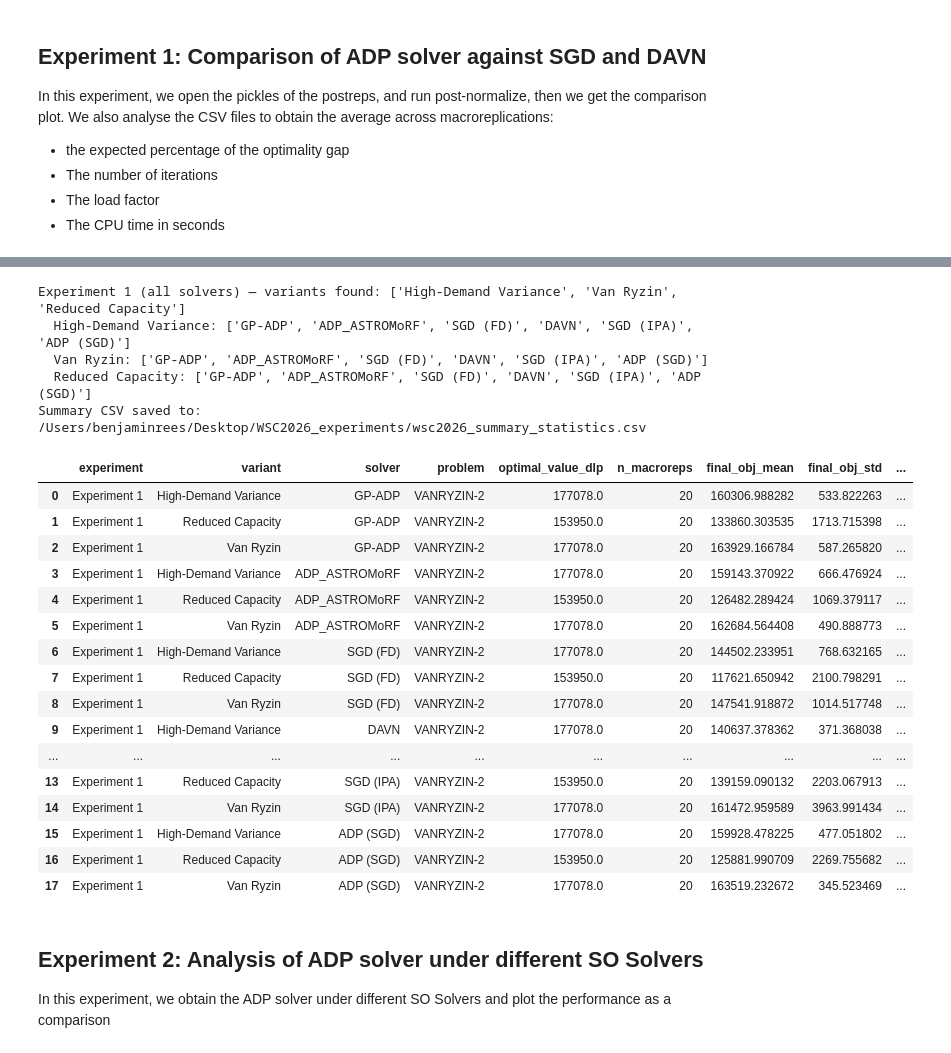
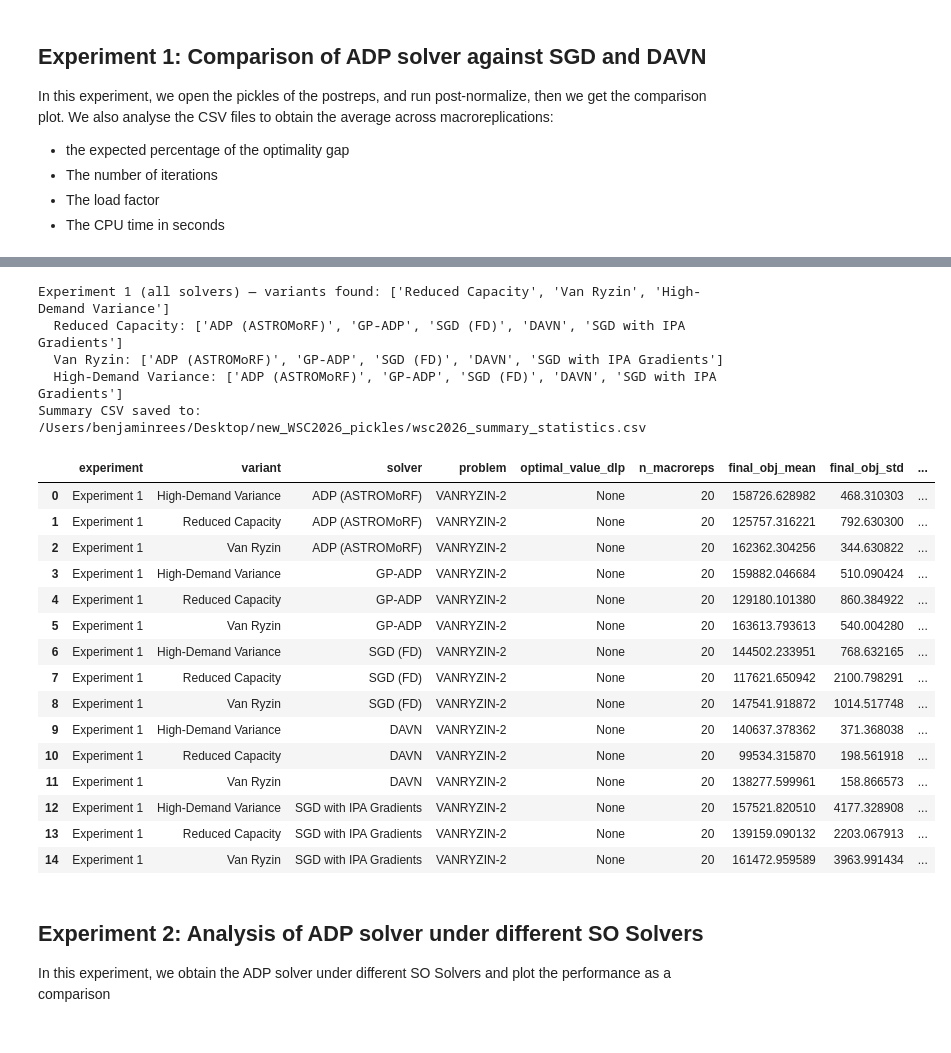
Before and after one commit to BenWRees/simopt, a Jupyter notebook: notebooks/wsc2026_results.ipynb, the cells around one changed output, grey strips where cells are left out. Cells and saved outputs as stored; diff of their text form; code cells hidden in the pictures.

```diff
--- a/notebooks/wsc2026_results.ipynb
+++ b/notebooks/wsc2026_results.ipynb
@@ -37,7 +37,7 @@ sys.modules["mrg32k3a.mrg32k3a"] = mrg32k3a_module
 from simopt.experiment_base import ProblemsSolvers, read_experiment_results
 
 # Get the experiments Results directory where all the ProblemsSolvers pickles will be stored
-experiment_dir = repo_root.parent / "WSC2026_experiments"
+experiment_dir = repo_root.parent / "new_WSC2026_pickles"
 experiment_dir.mkdir(parents=True, exist_ok=True)
 
 local_pathlib_module = types.ModuleType("pathlib._local")
@@ -54,7 +54,7 @@ In this experiment, we open the pickles of the postreps, and run post-normalize,
 - The CPU time in seconds
 # %%
 
-path_1 = "/Users/benjaminrees/Desktop/WSC2026_experiments/3_4_25/WSC2026_experiment1/"
+path_1 = "/Users/benjaminrees/Desktop/new_WSC2026_pickles/WSC2026_experiment1/"
 
 #find all the pickles in the directory that contain "POSTREPS" in the filename - get a list of their file paths
 pickles = [f for f in os.listdir(path_1) if f.endswith('.pickle') and not "ProblemsSolvers" in f]
@@ -894,17 +912,24 @@ def _summary_rows(experiments_dict, experiment_label, n_opt_load_reps: int = 100
             if opt_val is not None and np.isfinite(opt_val) and opt_val > 0 and np.isfinite(obj_mean):
                 gap_pct = 100.0 * (opt_val - abs(obj_mean)) / opt_val
 
-            # Iterations: count per macrorep for this ProblemSolver, then average.
+            # Iterations: use solver-level history when available, otherwise sum all trace lengths.
             iter_counts = []
-            all_iterations = getattr(exp, "all_iterations", None)
-            if all_iterations:
-                for seq in all_iterations:
-                    if seq is None:
-                        continue
-                    seq_arr = np.asarray(seq).reshape(-1)
-                    if seq_arr.size == 0:
-                        continue
-                    iter_counts.append(float(seq_arr.size))
+            solver_iterations = getattr(getattr(exp, "solver", None), "iterations", None)
+            if isinstance(solver_iterations, list) and len(solver_iterations) > 0:
+                iter_counts.append(float(len(solver_iterations)))
+            else:
+                all_iterations = getattr(exp, "all_iterations", None)
+                if all_iterations:
+                    total_iterations = 0.0
+                    for seq in all_iterations:
+                        if seq is None:
+                            continue
+                        seq_arr = np.asarray(seq).reshape(-1)
+                        if seq_arr.size == 0:
+                            continue
+                        total_iterations += float(seq_arr.size)
+                    if total_iterations > 0.0:
+                        iter_counts.append(total_iterations)
             iter_mean = float(np.mean(iter_counts)) if len(iter_counts) > 0 else np.nan
 
             # Runtime
@@ -970,54 +995,53 @@ for solver_experiments in wsc2026_exp_1.experiments:
         if variant not in exp1_by_variant_all:
             exp1_by_variant_all[variant] = []
         exp1_by_variant_all[variant].append(exp)
 
 print("Experiment 1 (all solvers) — variants found:", list(exp1_by_variant_all.keys()))
 for v, exps in exp1_by_variant_all.items():
     print(f"  {v}: {[e.solver.name for e in exps]}")
 
 all_rows = _summary_rows(exp1_by_variant_all, "Experiment 1", n_opt_load_reps=100)
 # all_rows += _summary_rows(exp2_by_variant, "Experiment 2", n_opt_load_reps=100)
 
 summary_df = pd.DataFrame(all_rows)
 if not summary_df.empty and "solver" in summary_df.columns:
     solver_order = pd.Index(summary_df["solver"]).dropna().unique().tolist()
     summary_df["solver"] = pd.Categorical(
         summary_df["solver"],
         categories=solver_order,
         ordered=True,
     )
     summary_df = summary_df.sort_values(
         by=["solver", "variant", "problem"],
         kind="stable",
     ).reset_index(drop=True)
     summary_df["solver"] = summary_df["solver"].astype(str)
 summary_csv_path = experiment_dir / "wsc2026_summary_statistics.csv"
 summary_df.to_csv(summary_csv_path, index=False)
 print(f"Summary CSV saved to: {summary_csv_path}")
 display(summary_df)
 # %% [output]
-Experiment 1 (all solvers) — variants found: ['High-Demand Variance', 'Van Ryzin', 'Reduced Capacity']
-  High-Demand Variance: ['GP-ADP', 'ADP_ASTROMoRF', 'SGD (FD)', 'DAVN', 'SGD (IPA)', 'ADP (SGD)']
-  Van Ryzin: ['GP-ADP', 'ADP_ASTROMoRF', 'SGD (FD)', 'DAVN', 'SGD (IPA)', 'ADP (SGD)']
-  Reduced Capacity: ['GP-ADP', 'ADP_ASTROMoRF', 'SGD (FD)', 'DAVN', 'SGD (IPA)', 'ADP (SGD)']
-Summary CSV saved to: /Users/benjaminrees/Desktop/WSC2026_experiments/wsc2026_summary_statistics.csv
+Experiment 1 (all solvers) — variants found: ['Reduced Capacity', 'Van Ryzin', 'High-Demand Variance']
+  Reduced Capacity: ['ADP (ASTROMoRF)', 'GP-ADP', 'SGD (FD)', 'DAVN', 'SGD with IPA Gradients']
+  Van Ryzin: ['ADP (ASTROMoRF)', 'GP-ADP', 'SGD (FD)', 'DAVN', 'SGD with IPA Gradients']
+  High-Demand Variance: ['ADP (ASTROMoRF)', 'GP-ADP', 'SGD (FD)', 'DAVN', 'SGD with IPA Gradients']
+Summary CSV saved to: /Users/benjaminrees/Desktop/new_WSC2026_pickles/wsc2026_summary_statistics.csv
 |  | experiment | variant | solver | problem | optimal_value_dlp | n_macroreps | final_obj_mean | final_obj_std | ... |
-| 0 | Experiment 1 | High-Demand Variance | GP-ADP | VANRYZIN-2 | 177078.0 | 20 | 160306.988282 | 533.822263 | ... |
-| 1 | Experiment 1 | Reduced Capacity | GP-ADP | VANRYZIN-2 | 153950.0 | 20 | 133860.303535 | 1713.715398 | ... |
-| 2 | Experiment 1 | Van Ryzin | GP-ADP | VANRYZIN-2 | 177078.0 | 20 | 163929.166784 | 587.265820 | ... |
-| 3 | Experiment 1 | High-Demand Variance | ADP_ASTROMoRF | VANRYZIN-2 | 177078.0 | 20 | 159143.370922 | 666.476924 | ... |
-| 4 | Experiment 1 | Reduced Capacity | ADP_ASTROMoRF | VANRYZIN-2 | 153950.0 | 20 | 126482.289424 | 1069.379117 | ... |
-| 5 | Experiment 1 | Van Ryzin | ADP_ASTROMoRF | VANRYZIN-2 | 177078.0 | 20 | 162684.564408 | 490.888773 | ... |
-| 6 | Experiment 1 | High-Demand Variance | SGD (FD) | VANRYZIN-2 | 177078.0 | 20 | 144502.233951 | 768.632165 | ... |
-| 7 | Experiment 1 | Reduced Capacity | SGD (FD) | VANRYZIN-2 | 153950.0 | 20 | 117621.650942 | 2100.798291 | ... |
-| 8 | Experiment 1 | Van Ryzin | SGD (FD) | VANRYZIN-2 | 177078.0 | 20 | 147541.918872 | 1014.517748 | ... |
-| 9 | Experiment 1 | High-Demand Variance | DAVN | VANRYZIN-2 | 177078.0 | 20 | 140637.378362 | 371.368038 | ... |
-| ... | ... | ... | ... | ... | ... | ... | ... | ... | ... |
-| 13 | Experiment 1 | Reduced Capacity | SGD (IPA) | VANRYZIN-2 | 153950.0 | 20 | 139159.090132 | 2203.067913 | ... |
-| 14 | Experiment 1 | Van Ryzin | SGD (IPA) | VANRYZIN-2 | 177078.0 | 20 | 161472.959589 | 3963.991434 | ... |
-| 15 | Experiment 1 | High-Demand Variance | ADP (SGD) | VANRYZIN-2 | 177078.0 | 20 | 159928.478225 | 477.051802 | ... |
-| 16 | Experiment 1 | Reduced Capacity | ADP (SGD) | VANRYZIN-2 | 153950.0 | 20 | 125881.990709 | 2269.755682 | ... |
-| 17 | Experiment 1 | Van Ryzin | ADP (SGD) | VANRYZIN-2 | 177078.0 | 20 | 163519.232672 | 345.523469 | ... |
+| 0 | Experiment 1 | High-Demand Variance | ADP (ASTROMoRF) | VANRYZIN-2 | None | 20 | 158726.628982 | 468.310303 | ... |
+| 1 | Experiment 1 | Reduced Capacity | ADP (ASTROMoRF) | VANRYZIN-2 | None | 20 | 125757.316221 | 792.630300 | ... |
+| 2 | Experiment 1 | Van Ryzin | ADP (ASTROMoRF) | VANRYZIN-2 | None | 20 | 162362.304256 | 344.630822 | ... |
+| 3 | Experiment 1 | High-Demand Variance | GP-ADP | VANRYZIN-2 | None | 20 | 159882.046684 | 510.090424 | ... |
+| 4 | Experiment 1 | Reduced Capacity | GP-ADP | VANRYZIN-2 | None | 20 | 129180.101380 | 860.384922 | ... |
+| 5 | Experiment 1 | Van Ryzin | GP-ADP | VANRYZIN-2 | None | 20 | 163613.793613 | 540.004280 | ... |
+| 6 | Experiment 1 | High-Demand Variance | SGD (FD) | VANRYZIN-2 | None | 20 | 144502.233951 | 768.632165 | ... |
+| 7 | Experiment 1 | Reduced Capacity | SGD (FD) | VANRYZIN-2 | None | 20 | 117621.650942 | 2100.798291 | ... |
+| 8 | Experiment 1 | Van Ryzin | SGD (FD) | VANRYZIN-2 | None | 20 | 147541.918872 | 1014.517748 | ... |
+| 9 | Experiment 1 | High-Demand Variance | DAVN | VANRYZIN-2 | None | 20 | 140637.378362 | 371.368038 | ... |
+| 10 | Experiment 1 | Reduced Capacity | DAVN | VANRYZIN-2 | None | 20 | 99534.315870 | 198.561918 | ... |
+| 11 | Experiment 1 | Van Ryzin | DAVN | VANRYZIN-2 | None | 20 | 138277.599961 | 158.866573 | ... |
+| 12 | Experiment 1 | High-Demand Variance | SGD with IPA Gradients | VANRYZIN-2 | None | 20 | 157521.820510 | 4177.328908 | ... |
+| 13 | Experiment 1 | Reduced Capacity | SGD with IPA Gradients | VANRYZIN-2 | None | 20 | 139159.090132 | 2203.067913 | ... |
+| 14 | Experiment 1 | Van Ryzin | SGD with IPA Gradients | VANRYZIN-2 | None | 20 | 161472.959589 | 3963.991434 | ... |
 # %% [markdown]
 ## Experiment 2: Analysis of ADP solver under different SO Solvers
 
```
Also changed, not shown: parts of 14 cells of this notebook.
